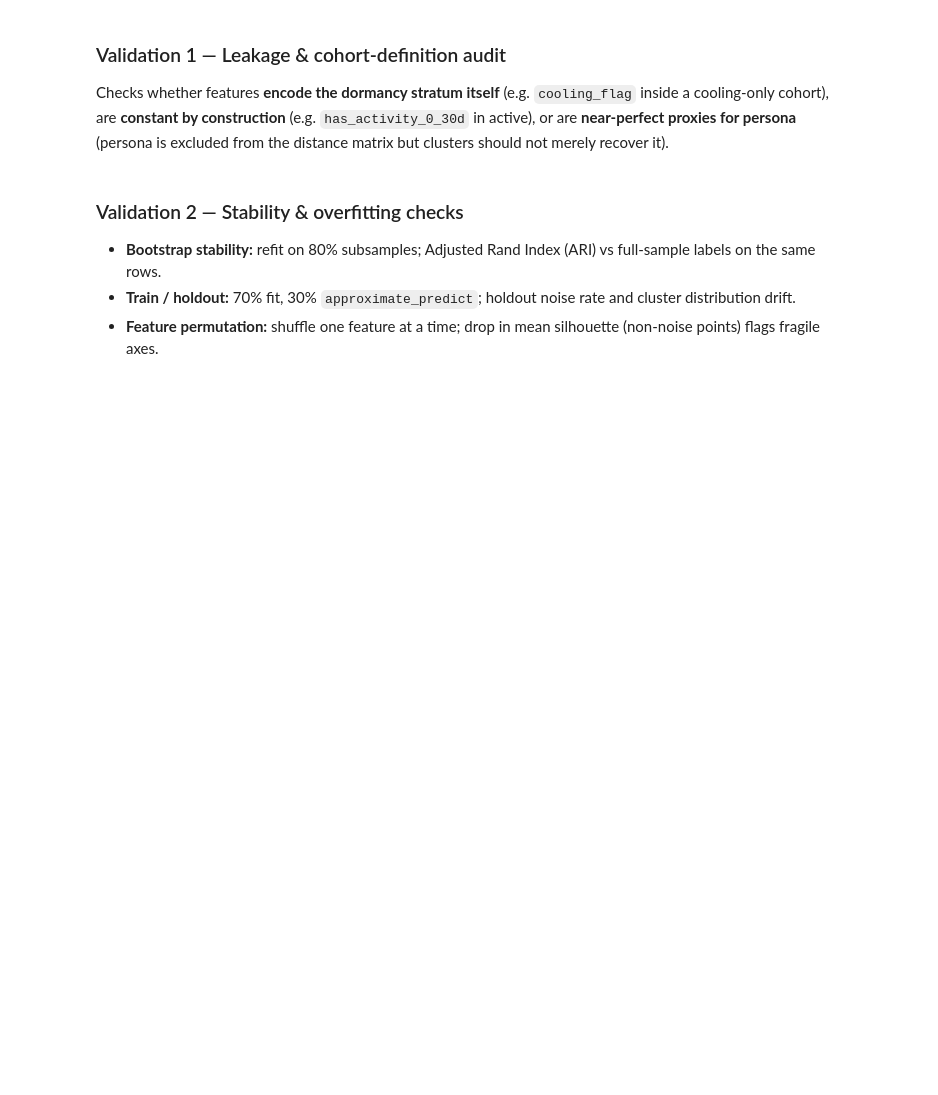
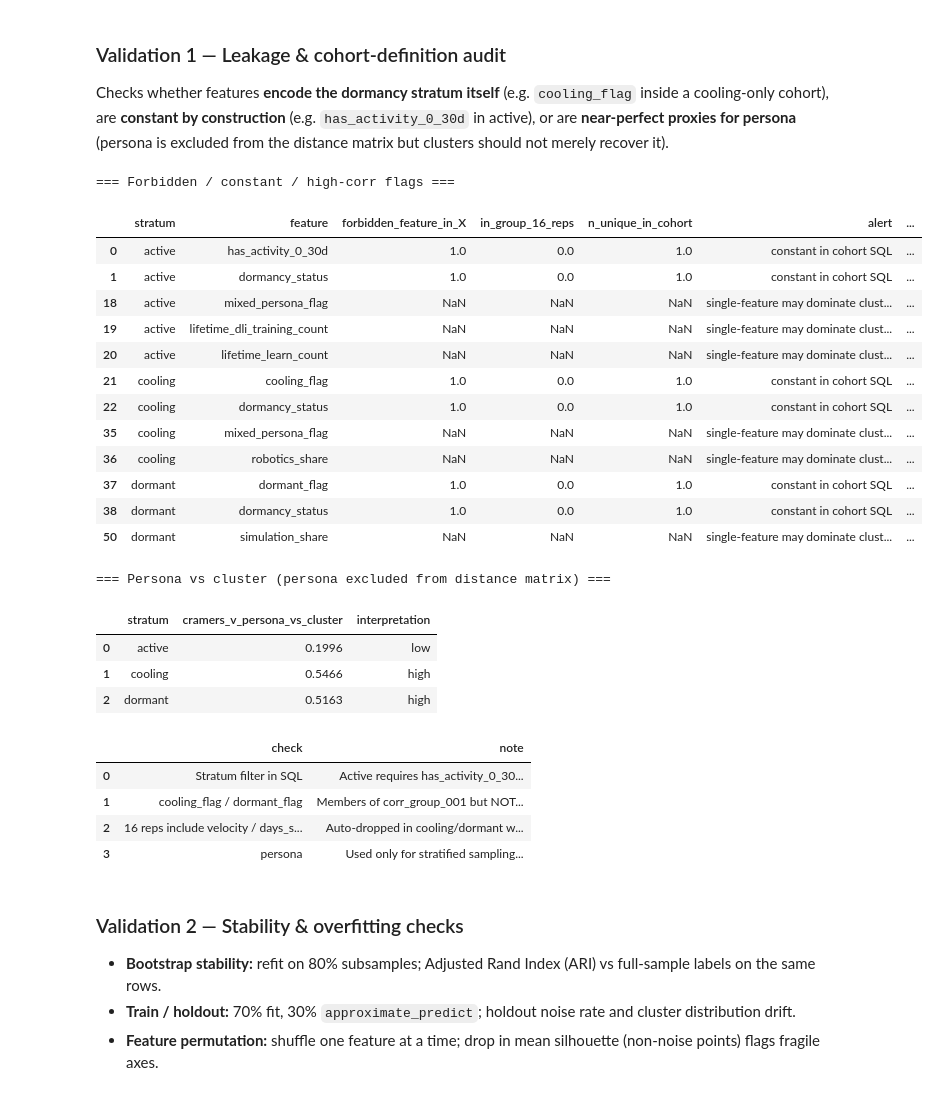
Before and after one commit to WBDoran/Spring2026_IndustryProject, a Jupyter notebook: clustering_v3.ipynb, the cells around one changed output. Cells and saved outputs as stored; diff of their text form; code cells hidden in the pictures; blank space fills up the shorter version.

Commit message:
updated V3 clustering

```diff
--- a/clustering_v3.ipynb
+++ b/clustering_v3.ipynb
@@ -4066,7 +4072,10 @@ STRATUM_DEFINITION_FLAGS = {
 def _load_final_run(stratum_key: str):
     if "FINAL_RUNS" in globals() and stratum_key in globals()["FINAL_RUNS"]:
         r = globals()["FINAL_RUNS"][stratum_key]
-        return r["df"], r["labels"], r["feature_names"], r["config"]
+        run_df = r["df"].copy()
+        if "hdbscan_cluster" not in run_df.columns:
+            run_df["hdbscan_cluster"] = r["labels"]
+        return run_df, r["labels"], r["feature_names"], r["config"]
     out_dir = FINAL_OUTPUT_DIR / stratum_key
     cfg = json.loads((out_dir / "run_config.json").read_text())
     results = pd.read_parquet(out_dir / "cluster_results.parquet")
@@ -4152,33 +4161,58 @@ for stratum_key in ["active", "cooling", "dormant"]:
                         "feature": name,
                         "feature_cluster_abs_corr": round(abs(corr), 4),
                         "alert": "single-feature may dominate cluster axis",
                     })
 
 con.close()
 
 leak_df = pd.DataFrame(leak_rows).drop_duplicates()
 leak_df.to_csv(VALIDATION_DIR / "leakage_feature_audit.csv", index=False)
 persona_df = pd.DataFrame(persona_rows)
 persona_df.to_csv(VALIDATION_DIR / "persona_cluster_association.csv", index=False)
 
 print("=== Forbidden / constant / high-corr flags ===")
 alerts = leak_df[leak_df.get("alert", pd.Series(dtype=str)).astype(str).str.len() > 0]
 if alerts.empty:
     print("No forbidden features in X; no constant stratum flags in feature list.")
 else:
     display(alerts)
 
 print("\n=== Persona vs cluster (persona excluded from distance matrix) ===")
 display(persona_df)
 
 notes = pd.DataFrame([
     {"check": "Stratum filter in SQL", "note": "Active requires has_activity_0_30d=1; that feature is NOT in X (dropped or excluded)."},
     {"check": "cooling_flag / dormant_flag", "note": "Members of corr_group_001 but NOT among the 16 reps; not in X."},
     {"check": "16 reps include velocity / days_since_last_activity_0_30d", "note": "Auto-dropped in cooling/dormant when zero-variance — not leakage, but reduces axis count."},
     {"check": "persona", "note": "Used only for stratified sampling, not clustering input."},
 ])
 display(notes)
 notes.to_csv(VALIDATION_DIR / "leakage_notes.csv", index=False)
+# %% [output]
+=== Forbidden / constant / high-corr flags ===
+|  | stratum | feature | forbidden_feature_in_X | in_group_16_reps | n_unique_in_cohort | alert | ... |
+| 0 | active | has_activity_0_30d | 1.0 | 0.0 | 1.0 | constant in cohort SQL | ... |
+| 1 | active | dormancy_status | 1.0 | 0.0 | 1.0 | constant in cohort SQL | ... |
+| 18 | active | mixed_persona_flag | NaN | NaN | NaN | single-feature may dominate clust... | ... |
+| 19 | active | lifetime_dli_training_count | NaN | NaN | NaN | single-feature may dominate clust... | ... |
+| 20 | active | lifetime_learn_count | NaN | NaN | NaN | single-feature may dominate clust... | ... |
+| 21 | cooling | cooling_flag | 1.0 | 0.0 | 1.0 | constant in cohort SQL | ... |
+| 22 | cooling | dormancy_status | 1.0 | 0.0 | 1.0 | constant in cohort SQL | ... |
+| 35 | cooling | mixed_persona_flag | NaN | NaN | NaN | single-feature may dominate clust... | ... |
+| 36 | cooling | robotics_share | NaN | NaN | NaN | single-feature may dominate clust... | ... |
+| 37 | dormant | dormant_flag | 1.0 | 0.0 | 1.0 | constant in cohort SQL | ... |
+| 38 | dormant | dormancy_status | 1.0 | 0.0 | 1.0 | constant in cohort SQL | ... |
+| 50 | dormant | simulation_share | NaN | NaN | NaN | single-feature may dominate clust... | ... |
+=== Persona vs cluster (persona excluded from distance matrix) ===
+|  | stratum | cramers_v_persona_vs_cluster | interpretation |
+| 0 | active | 0.1996 | low |
+| 1 | cooling | 0.5466 | high |
+| 2 | dormant | 0.5163 | high |
+|  | check | note |
+| 0 | Stratum filter in SQL | Active requires has_activity_0_30... |
+| 1 | cooling_flag / dormant_flag | Members of corr_group_001 but NOT... |
+| 2 | 16 reps include velocity / days_s... | Auto-dropped in cooling/dormant w... |
+| 3 | persona | Used only for stratified sampling... |
 # %% [markdown]
 ### Validation 2 — Stability & overfitting checks
 
```
Also changed, not shown: parts of 3 cells of this notebook, 1 other file.
